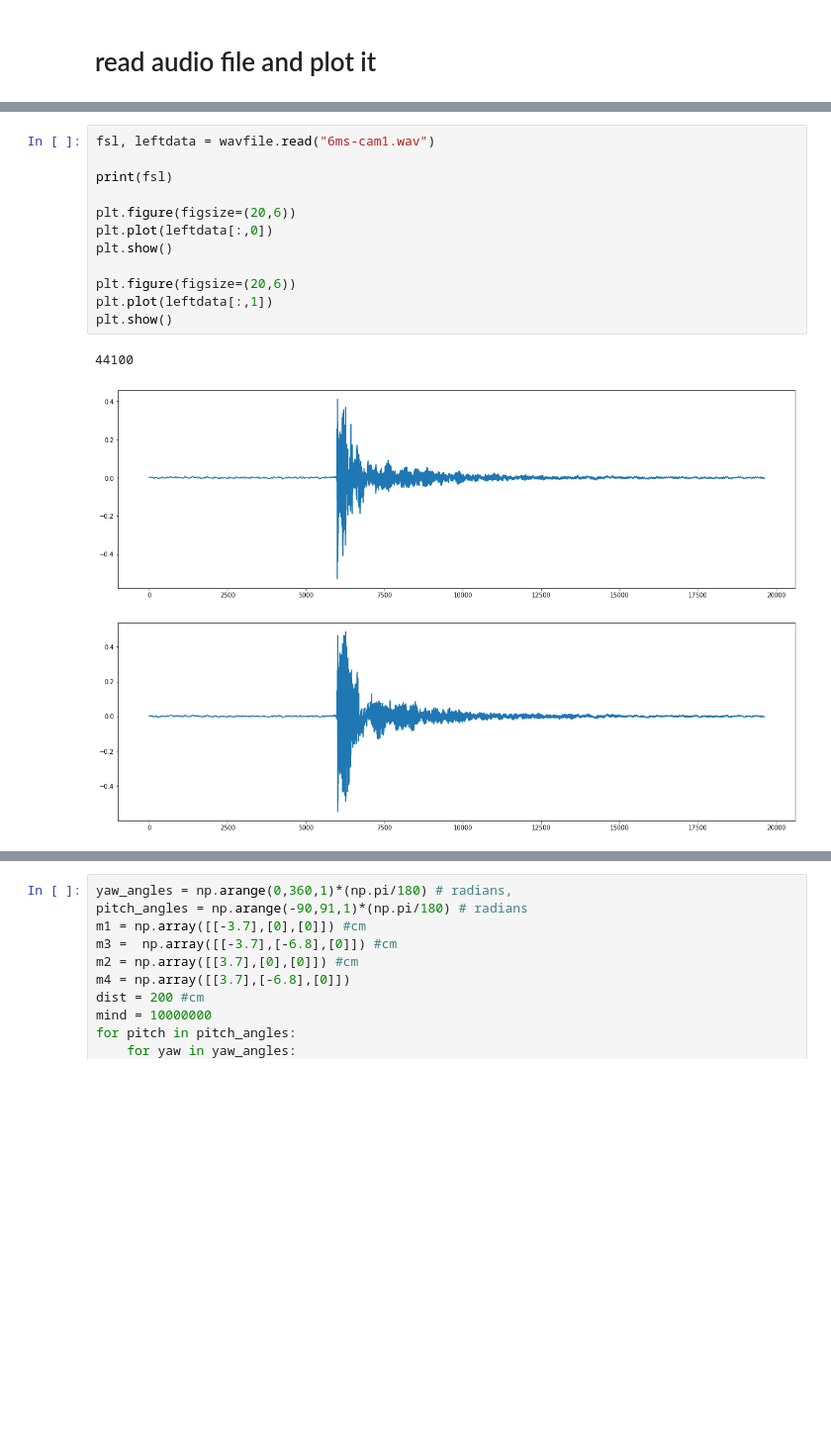
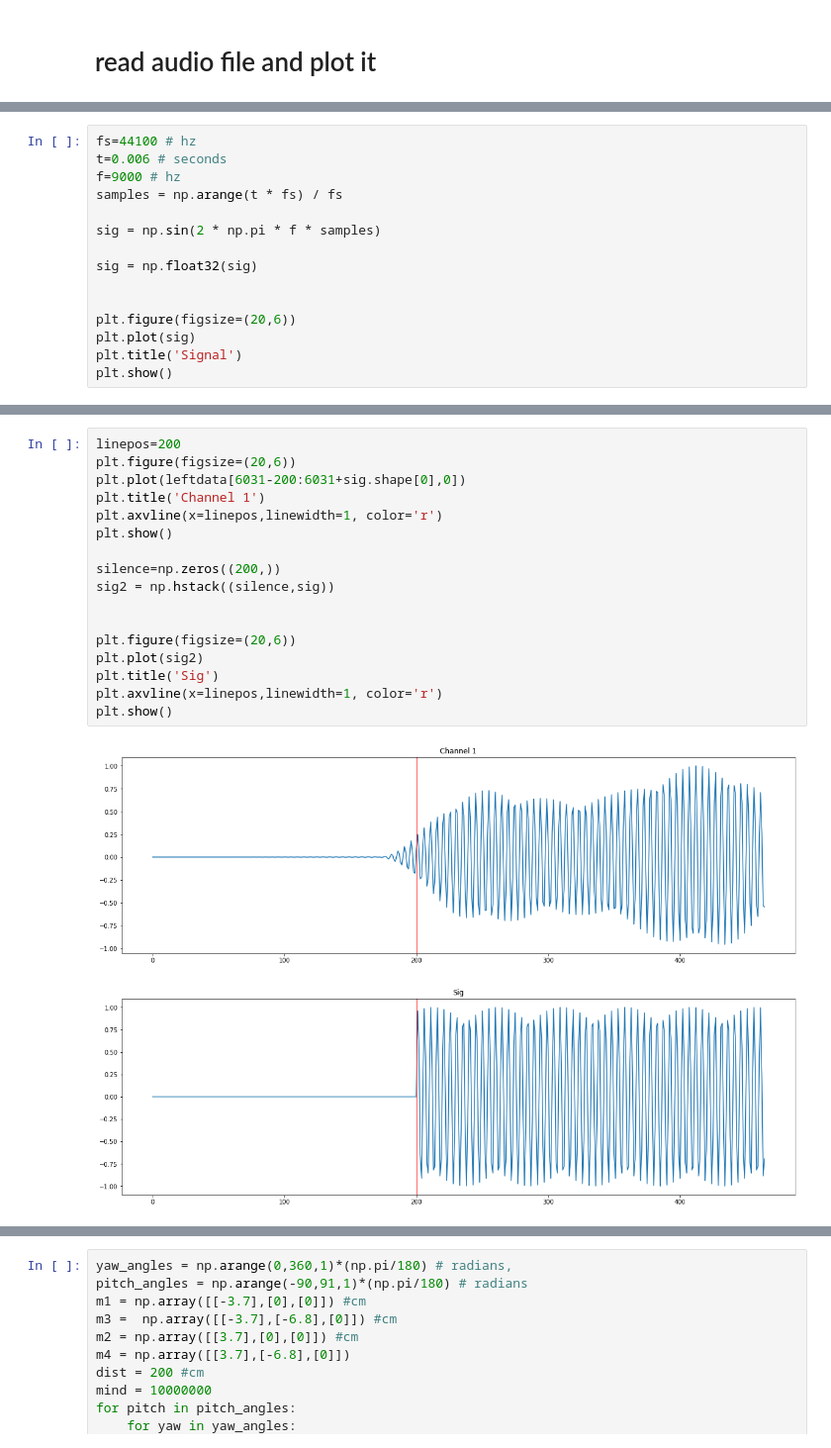
Before and after one commit to abhikandoi2000/time-difference-of-arrival, a Jupyter notebook: two webcams - doa estimation.ipynb, the cells around one changed output, grey strips where cells are left out. Shown: that part at 99% size. Cells and saved outputs as stored; diff of their text form; blank space fills up the shorter version.

```diff
--- a/two webcams - doa estimation.ipynb
+++ b/two webcams - doa estimation.ipynb
@@ -9,0 +92,15 @@ from scipy import signal, fftpack
+# %%
+fs=44100 # hz
+t=0.006 # seconds
+f=9000 # hz
+samples = np.arange(t * fs) / fs
+
+sig = np.sin(2 * np.pi * f * samples)
+
+sig = np.float32(sig)
+
+
+plt.figure(figsize=(20,6))
+plt.plot(sig)
+plt.title('Signal')
+plt.show()
@@ -10,16 +130,20 @@ from scipy import signal, fftpack
 # %%
-fsl, leftdata = wavfile.read("6ms-cam1.wav")
+linepos=200
+plt.figure(figsize=(20,6))
+plt.plot(leftdata[6031-200:6031+sig.shape[0],0])
+plt.title('Channel 1')
+plt.axvline(x=linepos,linewidth=1, color='r')
+plt.show()
 
-print(fsl)
+silence=np.zeros((200,))
+sig2 = np.hstack((silence,sig))
+
 
 plt.figure(figsize=(20,6))
-plt.plot(leftdata[:,0])
+plt.plot(sig2)
+plt.title('Sig')
+plt.axvline(x=linepos,linewidth=1, color='r')
 plt.show()
-
-plt.figure(figsize=(20,6))
-plt.plot(leftdata[:,1])
-plt.show()
 # %% [output]
-44100
-[figure, old version]
+[figure, new version]
-[figure, old version]
+[figure, new version]
```
Also changed, not shown: parts of 9 cells of this notebook, 3 other files.
